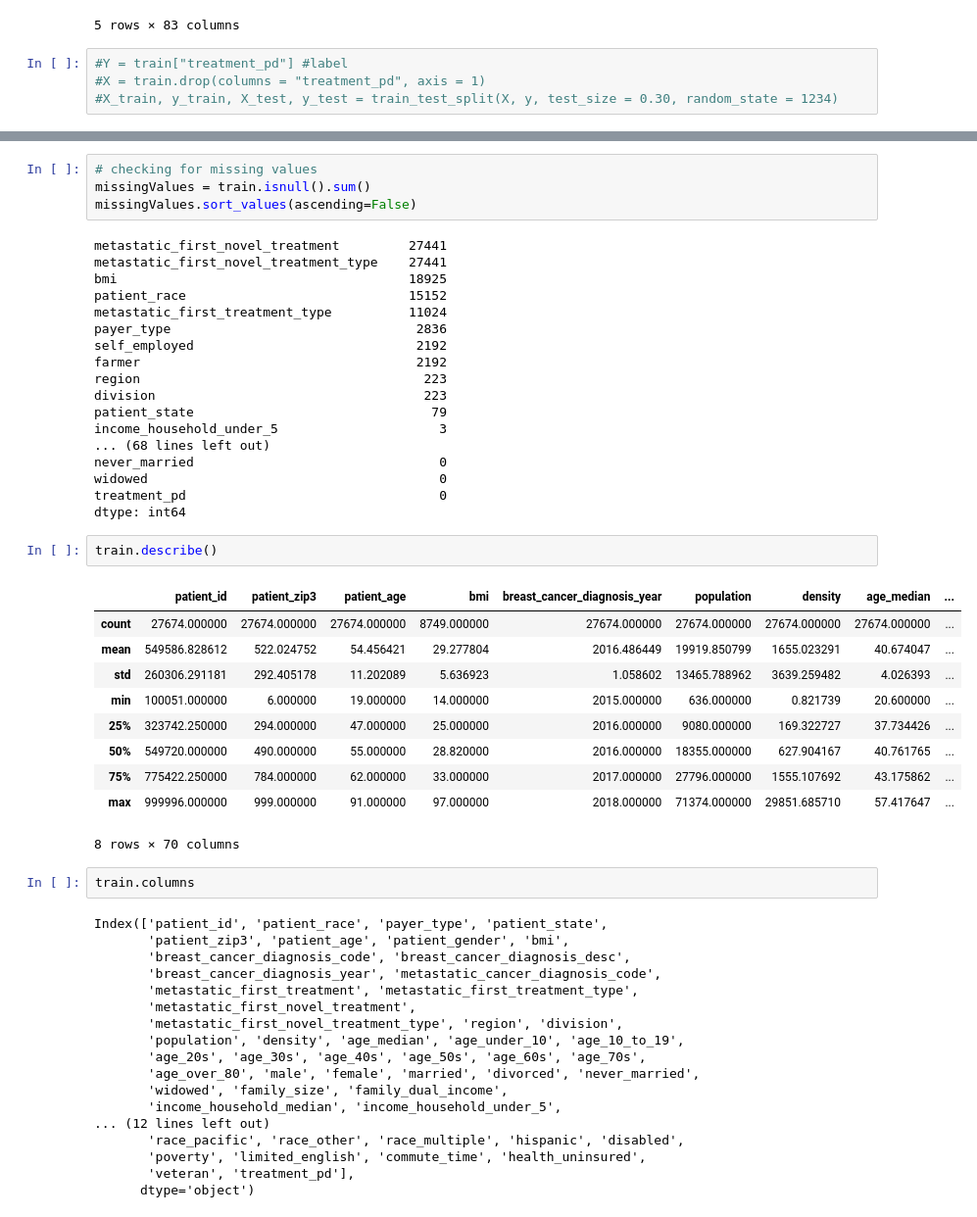
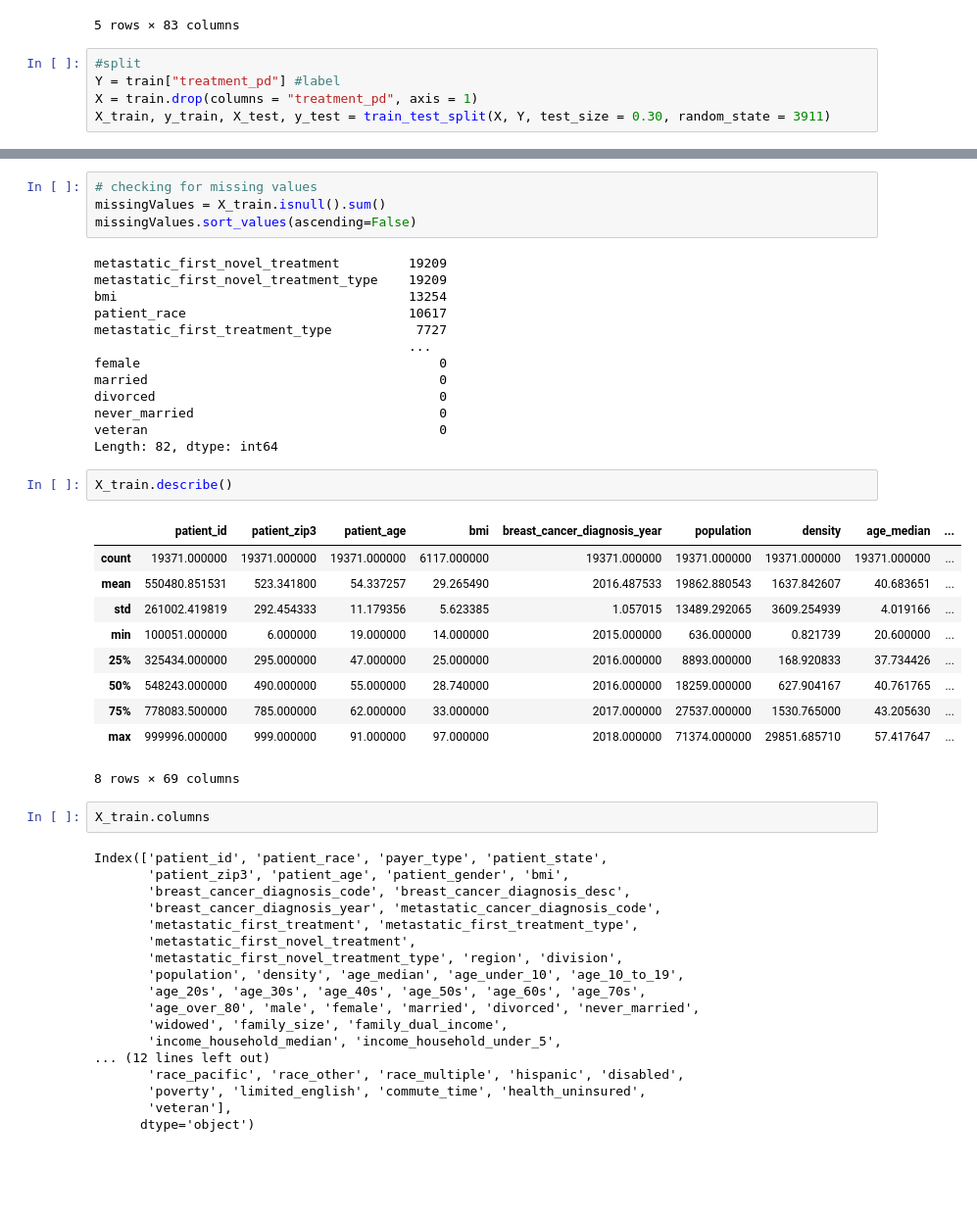
Before and after one commit to ekbrooks/py-wids, a Jupyter notebook: py-project.ipynb, the cells around one changed output, grey strips where cells are left out. Shown at 98% size. Drawn from its saved outputs; the diff is of its cells as text; blank space fills up the shorter version.

```diff
--- a/py-project.ipynb
+++ b/py-project.ipynb
@@ -35,6 +38,7 @@ None
 | 4 | 803454 | NaN | COMMERCIAL | NY | 112 | 39 | F | ... |
 5 rows × 83 columns
 # %%
-#Y = train["treatment_pd"] #label
-#X = train.drop(columns = "treatment_pd", axis = 1)
-#X_train, y_train, X_test, y_test = train_test_split(X, y, test_size = 0.30, random_state = 1234)
+#split
+Y = train["treatment_pd"] #label
+X = train.drop(columns = "treatment_pd", axis = 1)
+X_train, y_train, X_test, y_test = train_test_split(X, Y, test_size = 0.30, random_state = 3911)
@@ -41,40 +65,35 @@ None
 # %%
 # checking for missing values
-missingValues = train.isnull().sum()
+missingValues = X_train.isnull().sum()
 missingValues.sort_values(ascending=False)
 # %% [output]
-metastatic_first_novel_treatment         27441
-metastatic_first_novel_treatment_type    27441
-bmi                                      18925
-patient_race                             15152
-metastatic_first_treatment_type          11024
-payer_type                                2836
-self_employed                             2192
-farmer                                    2192
-region                                     223
-division                                   223
-patient_state                               79
-income_household_under_5                     3
-... (68 lines left out)
+metastatic_first_novel_treatment         19209
+metastatic_first_novel_treatment_type    19209
+bmi                                      13254
+patient_race                             10617
+metastatic_first_treatment_type           7727
+                                         ...
+female                                       0
+married                                      0
+divorced                                     0
 never_married                                0
-widowed                                      0
-treatment_pd                                 0
-dtype: int64
+veteran                                      0
+Length: 82, dtype: int64
 # %%
-train.describe()
+X_train.describe()
 # %% [output]
 |  | patient_id | patient_zip3 | patient_age | bmi | breast_cancer_diagnosis_year | population | density | age_median | ... |
-| count | 27674.000000 | 27674.000000 | 27674.000000 | 8749.000000 | 27674.000000 | 27674.000000 | 27674.000000 | 27674.000000 | ... |
-| mean | 549586.828612 | 522.024752 | 54.456421 | 29.277804 | 2016.486449 | 19919.850799 | 1655.023291 | 40.674047 | ... |
-| std | 260306.291181 | 292.405178 | 11.202089 | 5.636923 | 1.058602 | 13465.788962 | 3639.259482 | 4.026393 | ... |
+| count | 19371.000000 | 19371.000000 | 19371.000000 | 6117.000000 | 19371.000000 | 19371.000000 | 19371.000000 | 19371.000000 | ... |
+| mean | 550480.851531 | 523.341800 | 54.337257 | 29.265490 | 2016.487533 | 19862.880543 | 1637.842607 | 40.683651 | ... |
+| std | 261002.419819 | 292.454333 | 11.179356 | 5.623385 | 1.057015 | 13489.292065 | 3609.254939 | 4.019166 | ... |
 | min | 100051.000000 | 6.000000 | 19.000000 | 14.000000 | 2015.000000 | 636.000000 | 0.821739 | 20.600000 | ... |
-| 25% | 323742.250000 | 294.000000 | 47.000000 | 25.000000 | 2016.000000 | 9080.000000 | 169.322727 | 37.734426 | ... |
-| 50% | 549720.000000 | 490.000000 | 55.000000 | 28.820000 | 2016.000000 | 18355.000000 | 627.904167 | 40.761765 | ... |
-| 75% | 775422.250000 | 784.000000 | 62.000000 | 33.000000 | 2017.000000 | 27796.000000 | 1555.107692 | 43.175862 | ... |
+| 25% | 325434.000000 | 295.000000 | 47.000000 | 25.000000 | 2016.000000 | 8893.000000 | 168.920833 | 37.734426 | ... |
+| 50% | 548243.000000 | 490.000000 | 55.000000 | 28.740000 | 2016.000000 | 18259.000000 | 627.904167 | 40.761765 | ... |
+| 75% | 778083.500000 | 785.000000 | 62.000000 | 33.000000 | 2017.000000 | 27537.000000 | 1530.765000 | 43.205630 | ... |
 | max | 999996.000000 | 999.000000 | 91.000000 | 97.000000 | 2018.000000 | 71374.000000 | 29851.685710 | 57.417647 | ... |
-8 rows × 70 columns
+8 rows × 69 columns
 # %%
-train.columns
+X_train.columns
 # %% [output]
 Index(['patient_id', 'patient_race', 'payer_type', 'patient_state',
        'patient_zip3', 'patient_age', 'patient_gender', 'bmi',
@@ -91,5 +110,5 @@ Index(['patient_id', 'patient_race', 'payer_type', 'patient_state',
 ... (12 lines left out)
        'race_pacific', 'race_other', 'race_multiple', 'hispanic', 'disabled',
        'poverty', 'limited_english', 'commute_time', 'health_uninsured',
-       'veteran', 'treatment_pd'],
+       'veteran'],
       dtype='object')
```
Also changed, not shown: parts of 5 cells of this notebook.
